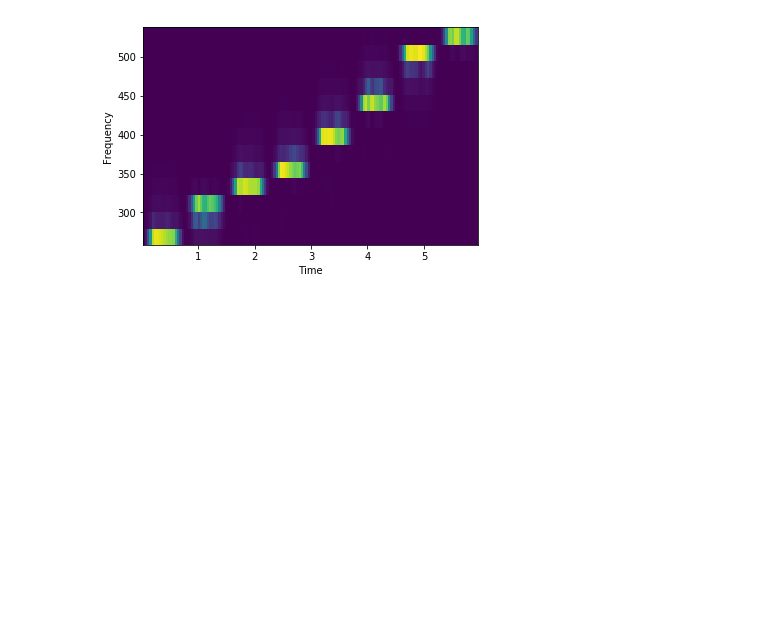
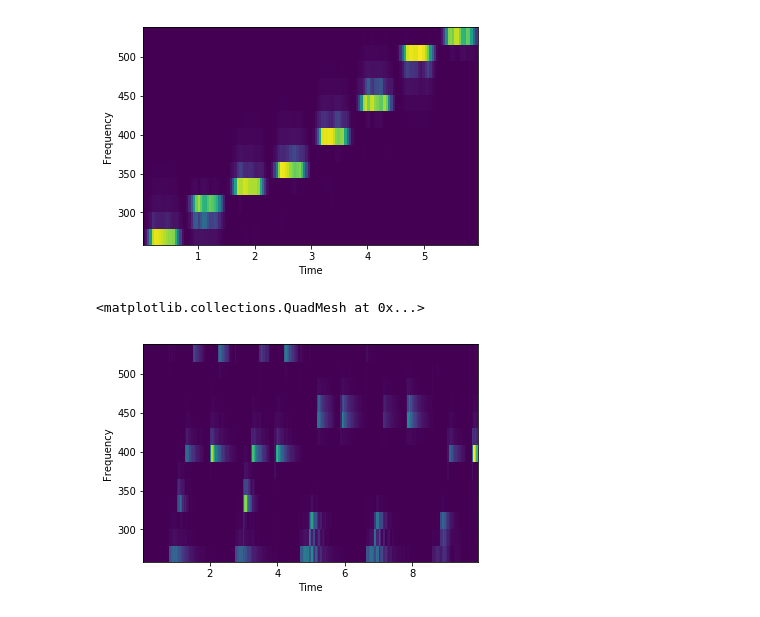
Before and after one commit to antentyk/MusicTranscription, a Jupyter notebook: exploration/exploration.ipynb, the cells around one changed output. Drawn from its saved outputs; the diff is of its cells as text; code cells hidden in the pictures; blank space fills up the shorter version.

```diff
--- a/exploration/exploration.ipynb
+++ b/exploration/exploration.ipynb
@@ -91,3 +91,15 @@ plt.pcolormesh(times, frequencies, spectrogram)
 # %% [output]
 <matplotlib.collections.QuadMesh at 0x...>
 [figure]
+# %%
+sample_rate, samples = wavfile.read('BachCDur.wav')
+samples = (samples[:, 0])[:sample_rate * 10]
+frequencies, times, spectrogram = signal.spectrogram(samples, sample_rate, nperseg=2048)
+spectrogram = spectrogram[(frequencies > c1line) & (frequencies < c2line),:]
+frequencies = frequencies[(frequencies > c1line) & (frequencies < c2line)]
+plt.xlabel("Time")
+plt.ylabel("Frequency")
+plt.pcolormesh(times, frequencies, spectrogram)
+# %% [output]
+<matplotlib.collections.QuadMesh at 0x...>
+[figure, added]
```
Also changed, not shown: 7 other files.
